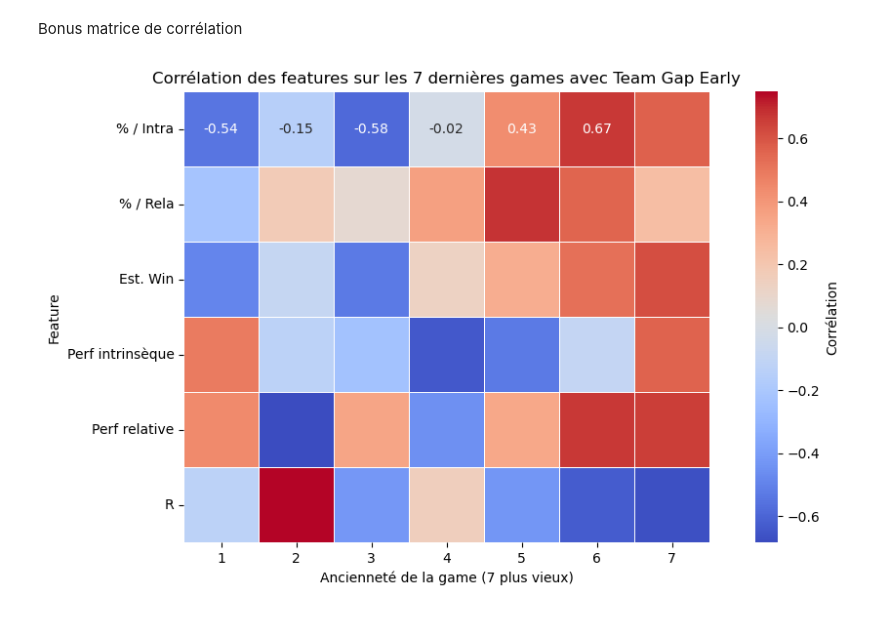
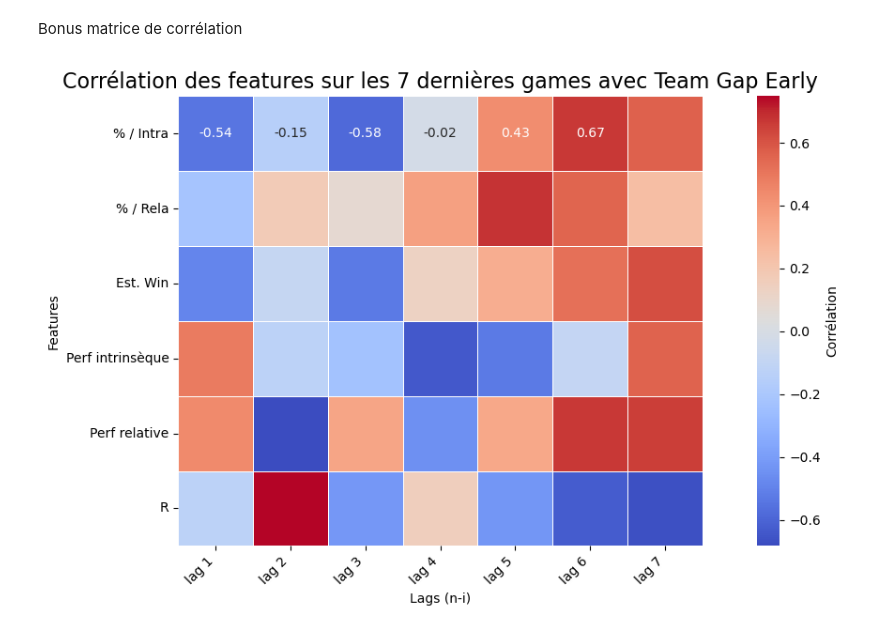
Before and after one commit to codeurEnHerbe/Analyse, a Jupyter notebook: Poids.ipynb, the cells around one changed output. Cells and saved outputs as stored; diff of their text form; code cells hidden in the pictures.

```diff
--- a/Poids.ipynb
+++ b/Poids.ipynb
@@ -182,46 +182,57 @@ print(excel_formula_row9)
 # %% [markdown]
 Bonus matrice de corrélation
 # %%
+import pandas as pd
+import seaborn as sns
+import matplotlib.pyplot as plt
+
 features = ['% / Rela', '% / Intra', 'Est. Win', 'R', 'Perf relative', 'Perf intrinsèque']
 target = 'Team Gap Early'
 max_lag = 7
 
 df_lagged = df.copy()
 
+# Créer les colonnes lag
 for feat in features:
     for lag in range(1, max_lag + 1):
         df_lagged[f'{feat}_lag{lag}'] = df_lagged[feat].shift(lag)
 
 # Supprimer les lignes avec target NaN
 df_corr = df_lagged.dropna(subset=[target])
 
 # Calcul des corrélations
 corr_dict = {}
 for feat in features:
     for lag in range(1, max_lag + 1):
         corr_dict[f'{feat}_lag{lag}'] = df_corr[target].corr(df_corr[f'{feat}_lag{lag}'])
 
 corr_df = pd.DataFrame.from_dict(corr_dict, orient='index', columns=['Correlation'])
 corr_df['Feature'] = [name.split('_lag')[0] for name in corr_df.index]
 corr_df['Lag'] = [int(name.split('_lag')[1]) for name in corr_df.index]
 
 # Pivot pour heatmap
 heatmap_data = corr_df.pivot(index='Feature', columns='Lag', values='Correlation')
 
-# Heatmap
+# Heatmap avec labels
 plt.figure(figsize=(12, 6))
-sns.heatmap(
+ax = sns.heatmap(
     heatmap_data,
     annot=True,
     fmt=".2f",
     cmap="coolwarm",
     cbar_kws={'label': 'Corrélation'},
     linewidths=0.5,
     square=True
 )
-plt.title('Corrélation des features sur les 7 dernières games avec Team Gap Early')
-plt.xlabel('Ancienneté de la game (7 plus vieux)')
-plt.ylabel('Feature')
+
+# Forcer les labels pour toutes les cases
+ax.set_xticklabels([f"lag {i}" for i in heatmap_data.columns], rotation=45, ha='right', fontsize=10)
+ax.set_yticklabels(heatmap_data.index, rotation=0, fontsize=10)
+
+plt.title('Corrélation des features sur les 7 dernières games avec Team Gap Early', fontsize=16)
+plt.xlabel('Lags (n-i)')
+plt.ylabel('Features')
+plt.tight_layout()
 plt.show()
 # %% [output]
-[figure, old version]
+[figure, new version]
```
